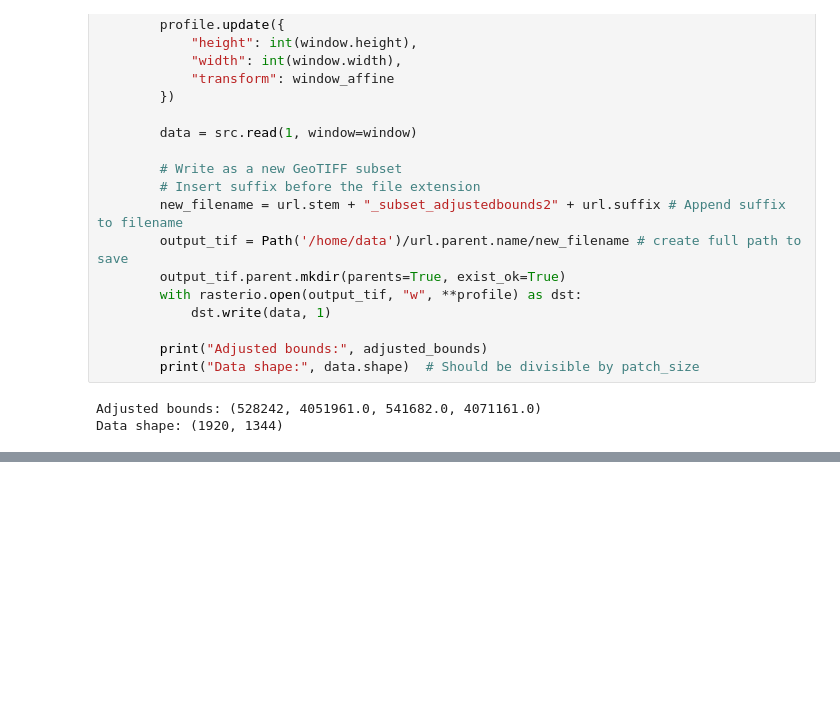
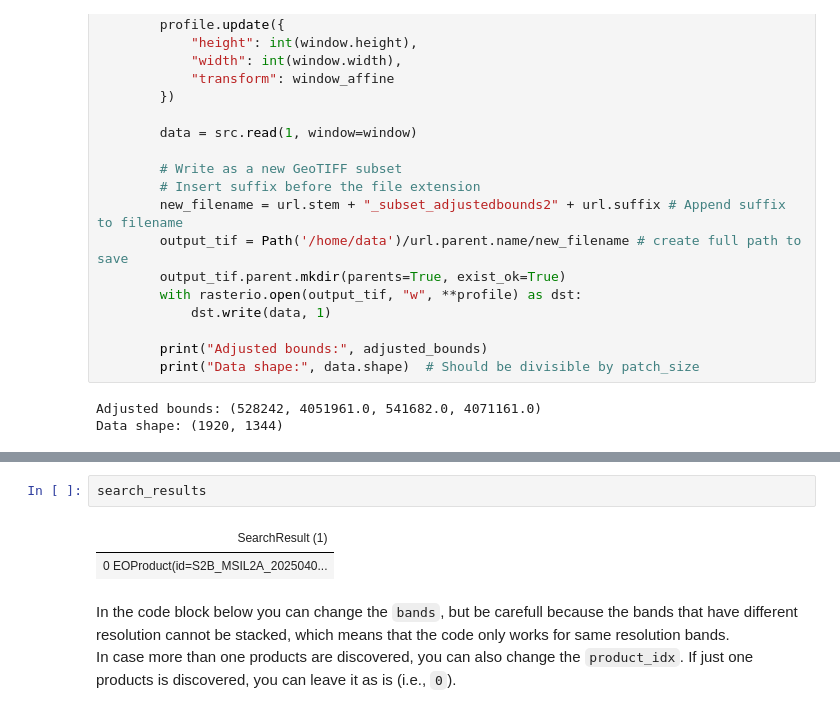
Before and after one commit to kvlachos-cdxi/heloisa-utils, a Jupyter notebook: demo-eo-env/notebooks/out-of-memory-COGs-read.ipynb, the cells around one changed output, grey strips where cells are left out. Saved outputs shown, nothing was run; the diff lists cells and outputs as text; blank space fills up the shorter version.

```diff
--- a/demo-eo-env/notebooks/out-of-memory-COGs-read.ipynb
+++ b/demo-eo-env/notebooks/out-of-memory-COGs-read.ipynb
@@ -128,0 +217,8 @@ Data shape: (1920, 1344)
+# %%
+search_results
+# %% [output]
+| SearchResult (1) |
+| 0 EOProduct(id=S2B_MSIL2A_2025040... |
+# %% [markdown]
+In the code block below you can change the `bands`, but be carefull because the bands that have different resolution cannot be stacked, which means that the code only works for same resolution bands.
+In case more than one products are discovered, you can also change the `product_idx`. If just one products is discovered, you can leave it as is (i.e., `0`).
```
Also changed, not shown: parts of 16 cells of this notebook.
